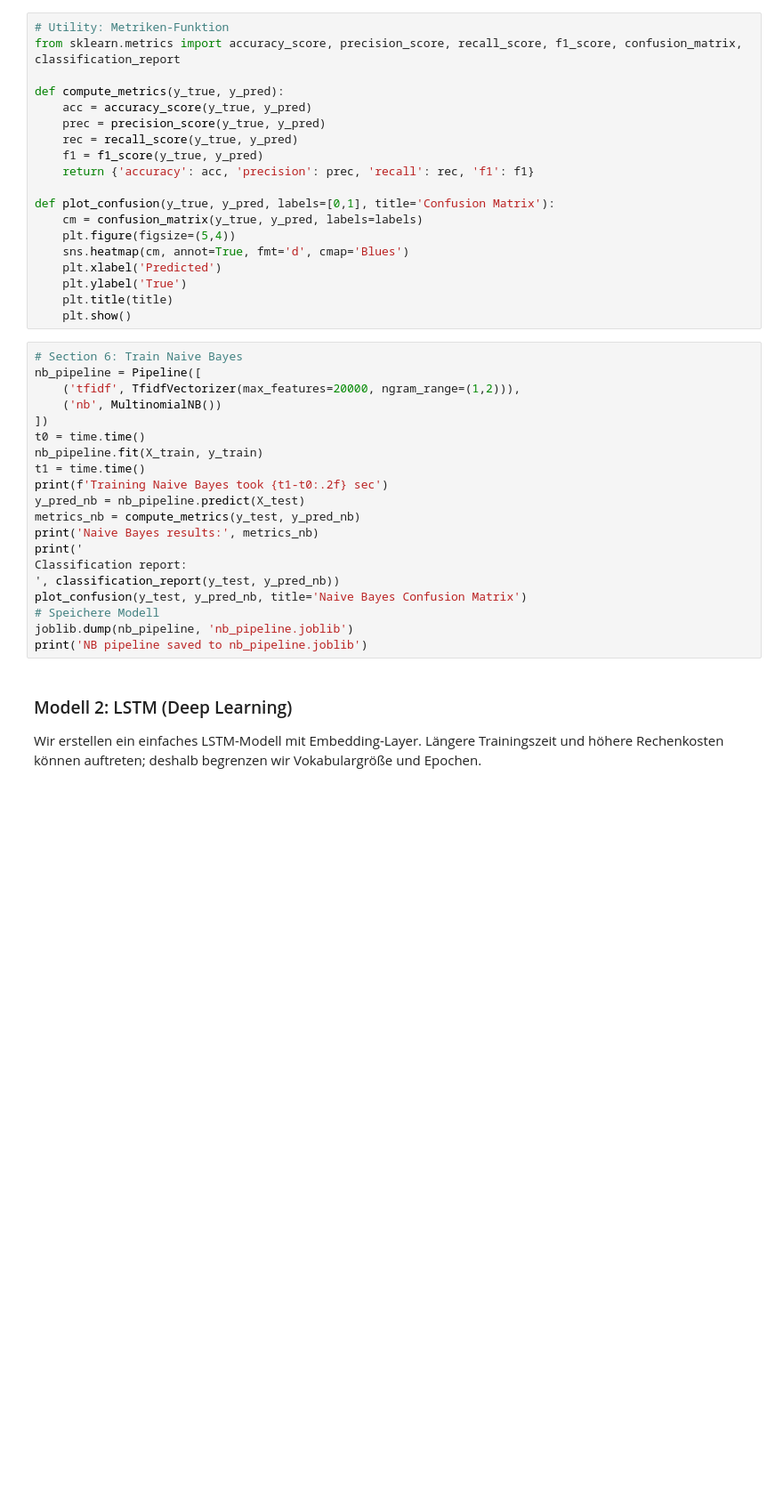
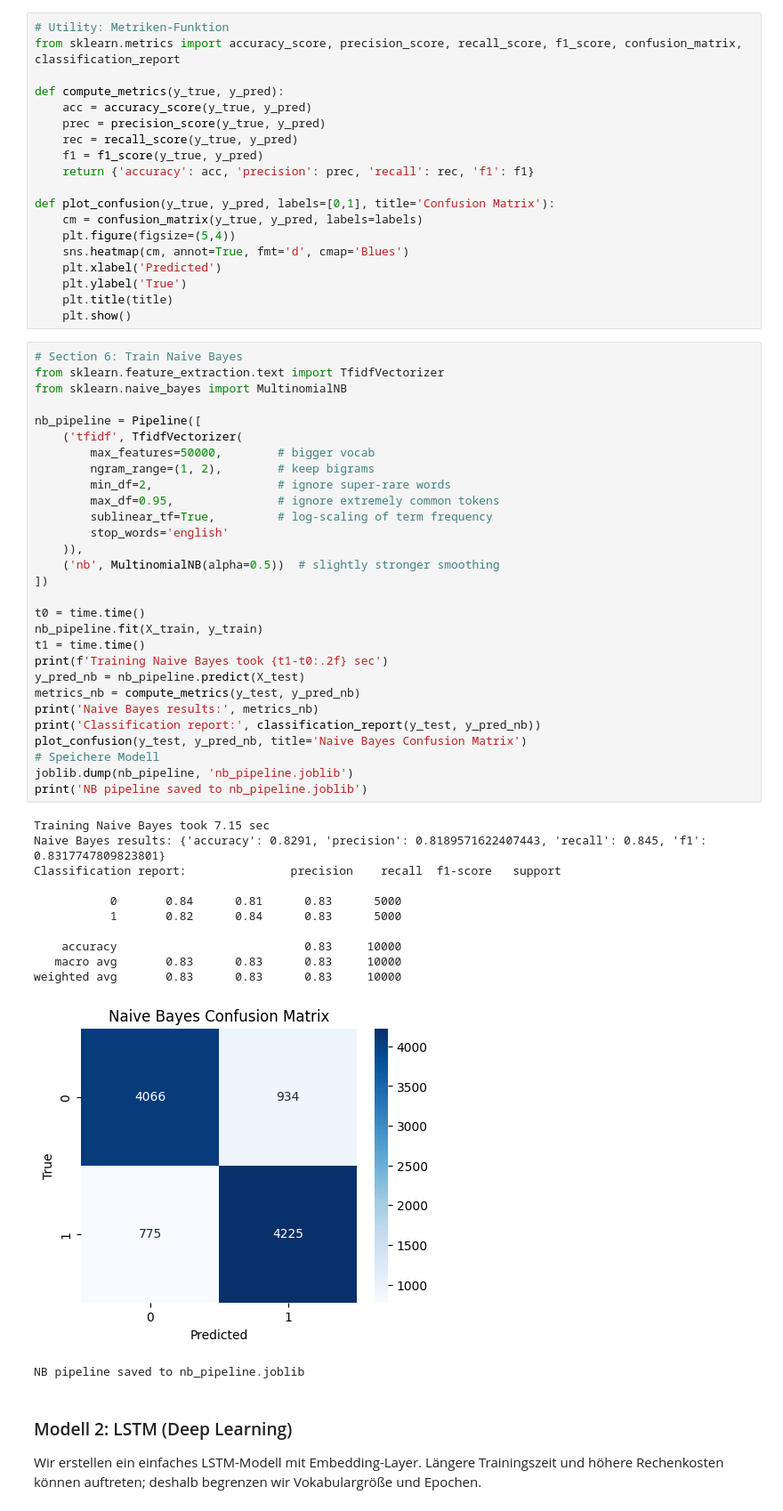
Before and after one commit to ViVictory11/NLP-Project, a Jupyter notebook: IMDB_classification.ipynb, the cells around one changed output. Shown at 89% size. Cells and saved outputs as stored; diff of their text form; blank space fills up the shorter version.

```diff
--- a/IMDB_classification.ipynb
+++ b/IMDB_classification.ipynb
@@ -117,24 +158,46 @@ def plot_confusion(y_true, y_pred, labels=[0,1], title='Confusion Matrix'):
     plt.show()
 # %%
 # Section 6: Train Naive Bayes
+from sklearn.feature_extraction.text import TfidfVectorizer
+from sklearn.naive_bayes import MultinomialNB
+
 nb_pipeline = Pipeline([
-    ('tfidf', TfidfVectorizer(max_features=20000, ngram_range=(1,2))),
-    ('nb', MultinomialNB())
+    ('tfidf', TfidfVectorizer(
+        max_features=50000,        # bigger vocab
+        ngram_range=(1, 2),        # keep bigrams
+        min_df=2,                  # ignore super-rare words
+        max_df=0.95,               # ignore extremely common tokens
+        sublinear_tf=True,         # log-scaling of term frequency
+        stop_words='english'
+    )),
+    ('nb', MultinomialNB(alpha=0.5))  # slightly stronger smoothing
 ])
+
 t0 = time.time()
 nb_pipeline.fit(X_train, y_train)
 t1 = time.time()
 print(f'Training Naive Bayes took {t1-t0:.2f} sec')
 y_pred_nb = nb_pipeline.predict(X_test)
 metrics_nb = compute_metrics(y_test, y_pred_nb)
 print('Naive Bayes results:', metrics_nb)
-print('
-Classification report:
-', classification_report(y_test, y_pred_nb))
+print('Classification report:', classification_report(y_test, y_pred_nb))
 plot_confusion(y_test, y_pred_nb, title='Naive Bayes Confusion Matrix')
 # Speichere Modell
 joblib.dump(nb_pipeline, 'nb_pipeline.joblib')
 print('NB pipeline saved to nb_pipeline.joblib')
+# %% [output]
+Training Naive Bayes took 7.15 sec
+Naive Bayes results: {'accuracy': 0.8291, 'precision': 0.8189571622407443, 'recall': 0.845, 'f1': 0.8317747809823801}
+Classification report:               precision    recall  f1-score   support
+
+           0       0.84      0.81      0.83      5000
+           1       0.82      0.84      0.83      5000
+
+    accuracy                           0.83     10000
+   macro avg       0.83      0.83      0.83     10000
+weighted avg       0.83      0.83      0.83     10000
+[figure, added]
+NB pipeline saved to nb_pipeline.joblib
 # %% [markdown]
 ### Modell 2: LSTM (Deep Learning)
 Wir erstellen ein einfaches LSTM-Modell mit Embedding-Layer. Längere Trainingszeit und höhere Rechenkosten können auftreten; deshalb begrenzen wir Vokabulargröße und Epochen.
```
Also changed, not shown: parts of 11 cells of this notebook, 5 other files.
